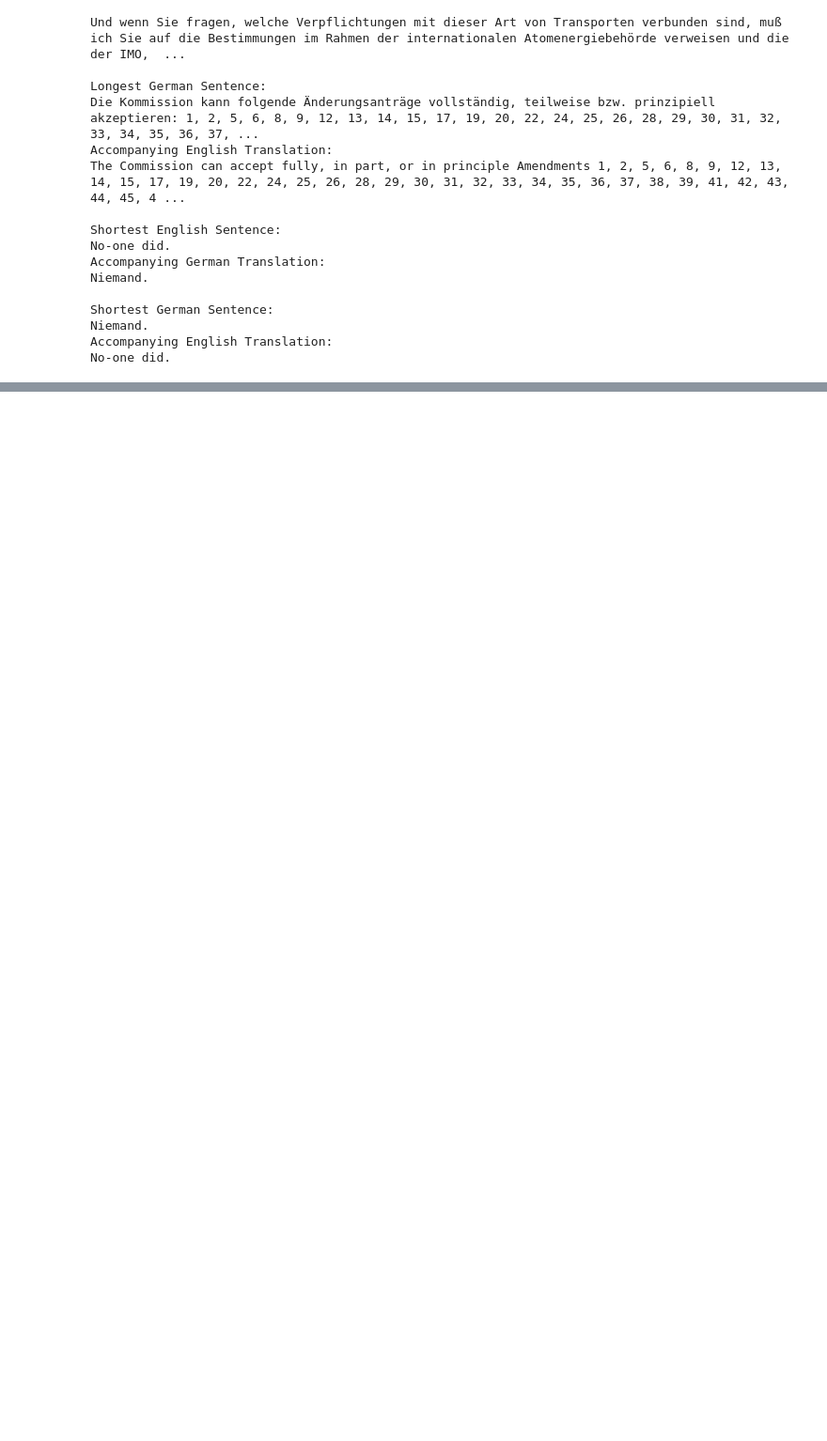
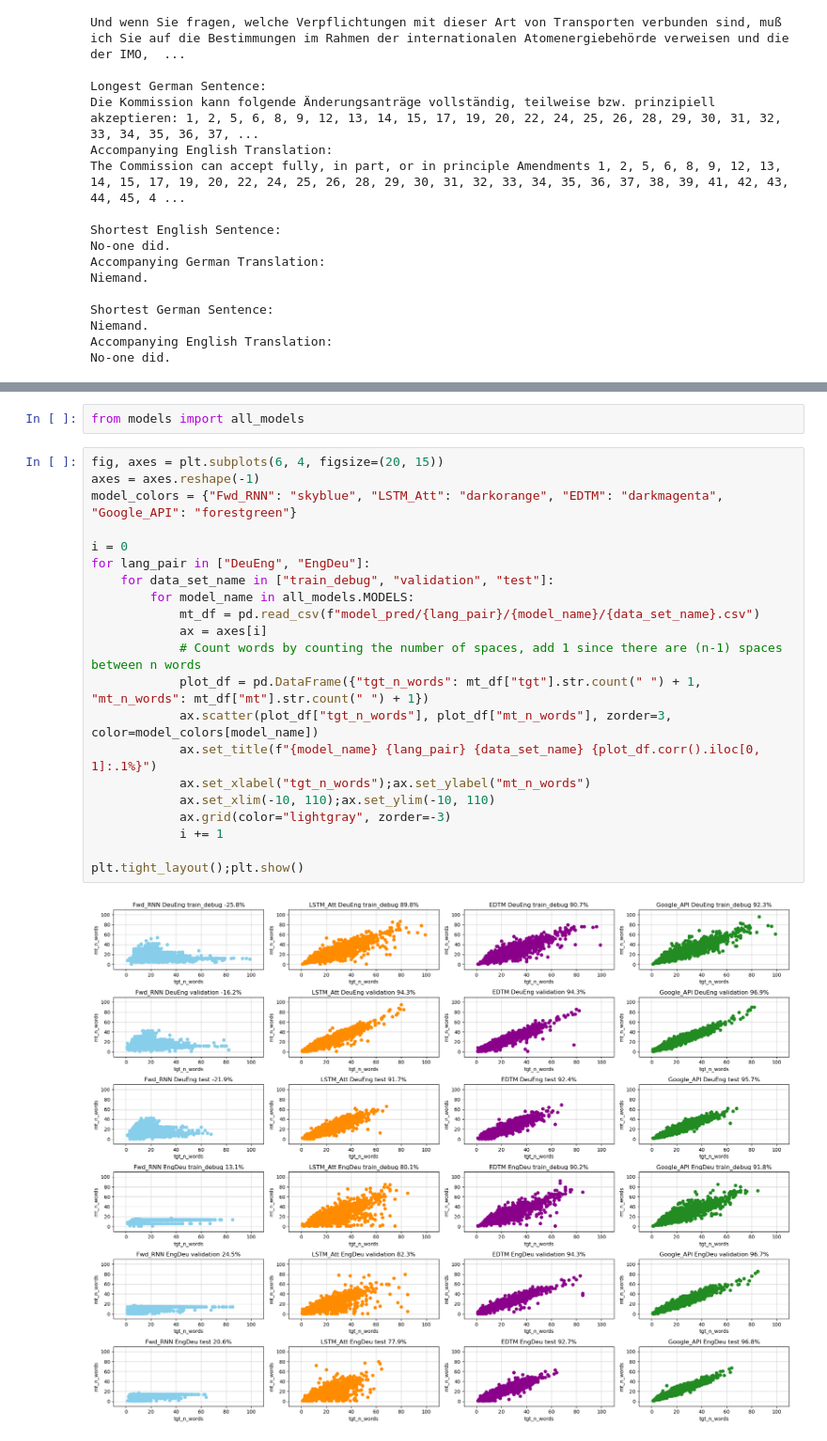
Before and after one commit to EH225/EngDeu_NMT, a Jupyter notebook: graphics.ipynb, the cells around one changed output, grey strips where cells are left out. Shown at 94% size. Cells and saved outputs as stored; diff of their text form; blank space fills up the shorter version.

```diff
--- a/graphics.ipynb
+++ b/graphics.ipynb
@@ -416,0 +539,25 @@ No-one did.
+# %%
+from models import all_models
+# %%
+fig, axes = plt.subplots(6, 4, figsize=(20, 15))
+axes = axes.reshape(-1)
+model_colors = {"Fwd_RNN": "skyblue", "LSTM_Att": "darkorange", "EDTM": "darkmagenta", "Google_API": "forestgreen"}
+
+i = 0
+for lang_pair in ["DeuEng", "EngDeu"]:
+    for data_set_name in ["train_debug", "validation", "test"]:
+        for model_name in all_models.MODELS:
+            mt_df = pd.read_csv(f"model_pred/{lang_pair}/{model_name}/{data_set_name}.csv")
+            ax = axes[i]
+            # Count words by counting the number of spaces, add 1 since there are (n-1) spaces between n words
+            plot_df = pd.DataFrame({"tgt_n_words": mt_df["tgt"].str.count(" ") + 1, "mt_n_words": mt_df["mt"].str.count(" ") + 1})
+            ax.scatter(plot_df["tgt_n_words"], plot_df["mt_n_words"], zorder=3, color=model_colors[model_name])
+            ax.set_title(f"{model_name} {lang_pair} {data_set_name} {plot_df.corr().iloc[0, 1]:.1%}")
+            ax.set_xlabel("tgt_n_words");ax.set_ylabel("mt_n_words")
+            ax.set_xlim(-10, 110);ax.set_ylim(-10, 110)
+            ax.grid(color="lightgray", zorder=-3)
+            i += 1
+
+plt.tight_layout();plt.show()
+# %% [output]
+[figure, added]
```
Also changed, not shown: parts of 21 cells of this notebook, 7 other files.
